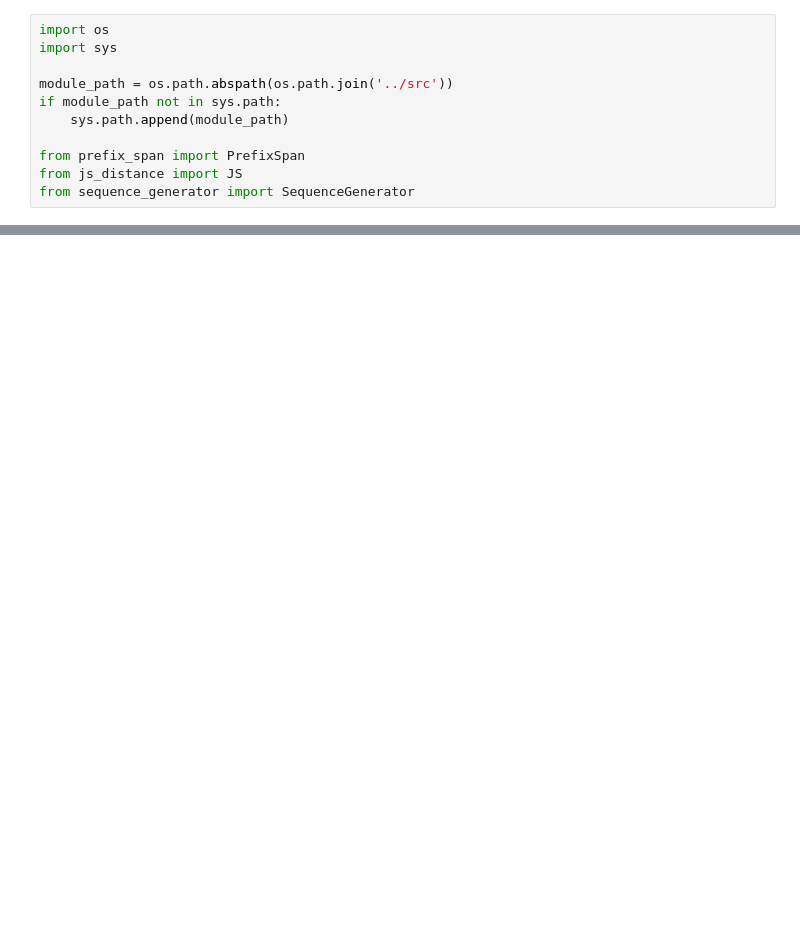
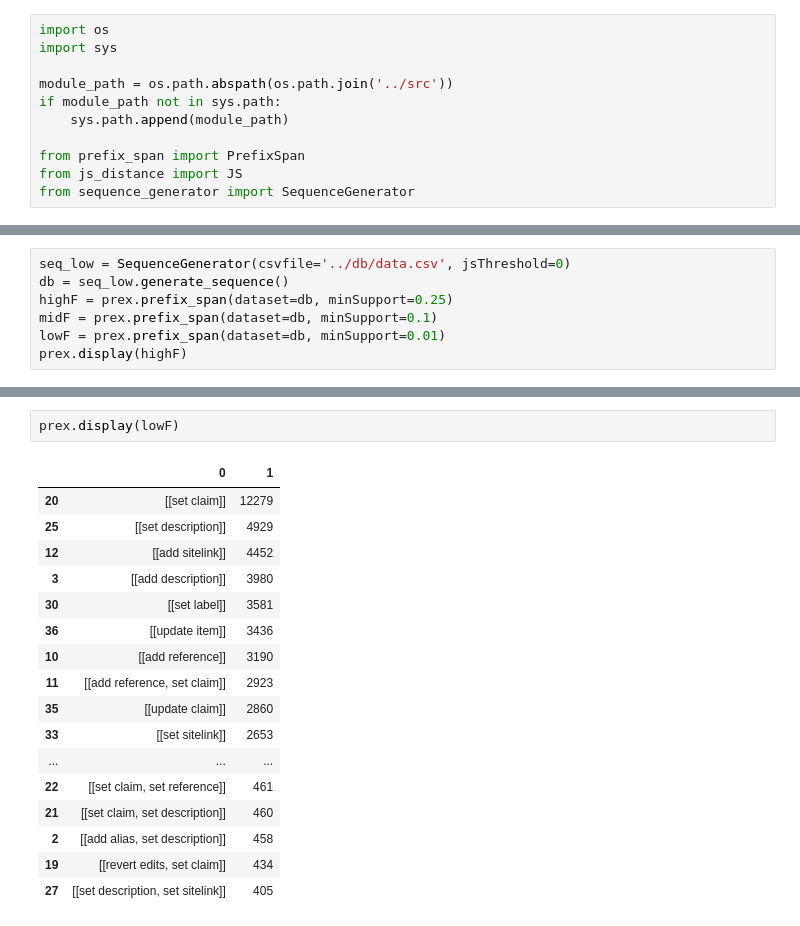
Before and after one commit to felihong/wikidata-sequence-analysis, a Jupyter notebook: doc/doc.ipynb, the cells around one changed output, grey strips where cells are left out. Drawn from its saved outputs; the diff is of its cells as text; blank space fills up the shorter version.

```diff
--- a/doc/doc.ipynb
+++ b/doc/doc.ipynb
@@ -91,0 +234,7 @@ print(result_df)
+# %%
+seq_low = SequenceGenerator(csvfile='../db/data.csv', jsThreshold=0)
+db = seq_low.generate_sequence()
+highF = prex.prefix_span(dataset=db, minSupport=0.25)
+midF = prex.prefix_span(dataset=db, minSupport=0.1)
+lowF = prex.prefix_span(dataset=db, minSupport=0.01)
+prex.display(highF)
@@ -91,0 +252,20 @@ print(result_df)
+# %%
+prex.display(lowF)
+# %% [output]
+|  | 0 | 1 |
+| 20 | [[set claim]] | 12279 |
+| 25 | [[set description]] | 4929 |
+| 12 | [[add sitelink]] | 4452 |
+| 3 | [[add description]] | 3980 |
+| 30 | [[set label]] | 3581 |
+| 36 | [[update item]] | 3436 |
+| 10 | [[add reference]] | 3190 |
+| 11 | [[add reference, set claim]] | 2923 |
+| 35 | [[update claim]] | 2860 |
+| 33 | [[set sitelink]] | 2653 |
+| ... | ... | ... |
+| 22 | [[set claim, set reference]] | 461 |
+| 21 | [[set claim, set description]] | 460 |
+| 2 | [[add alias, set description]] | 458 |
+| 19 | [[revert edits, set claim]] | 434 |
+| 27 | [[set description, set sitelink]] | 405 |
```
Also changed, not shown: parts of 23 cells of this notebook, 1 other file.
